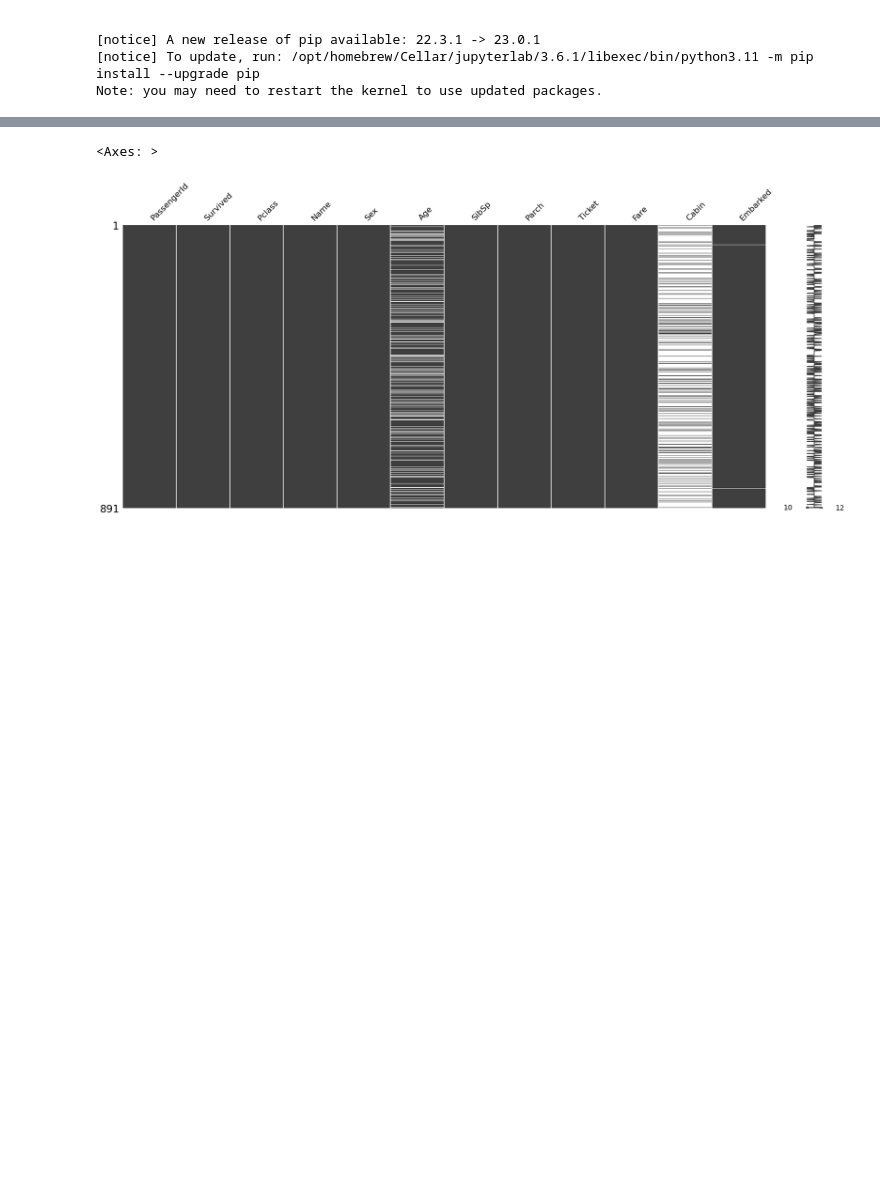
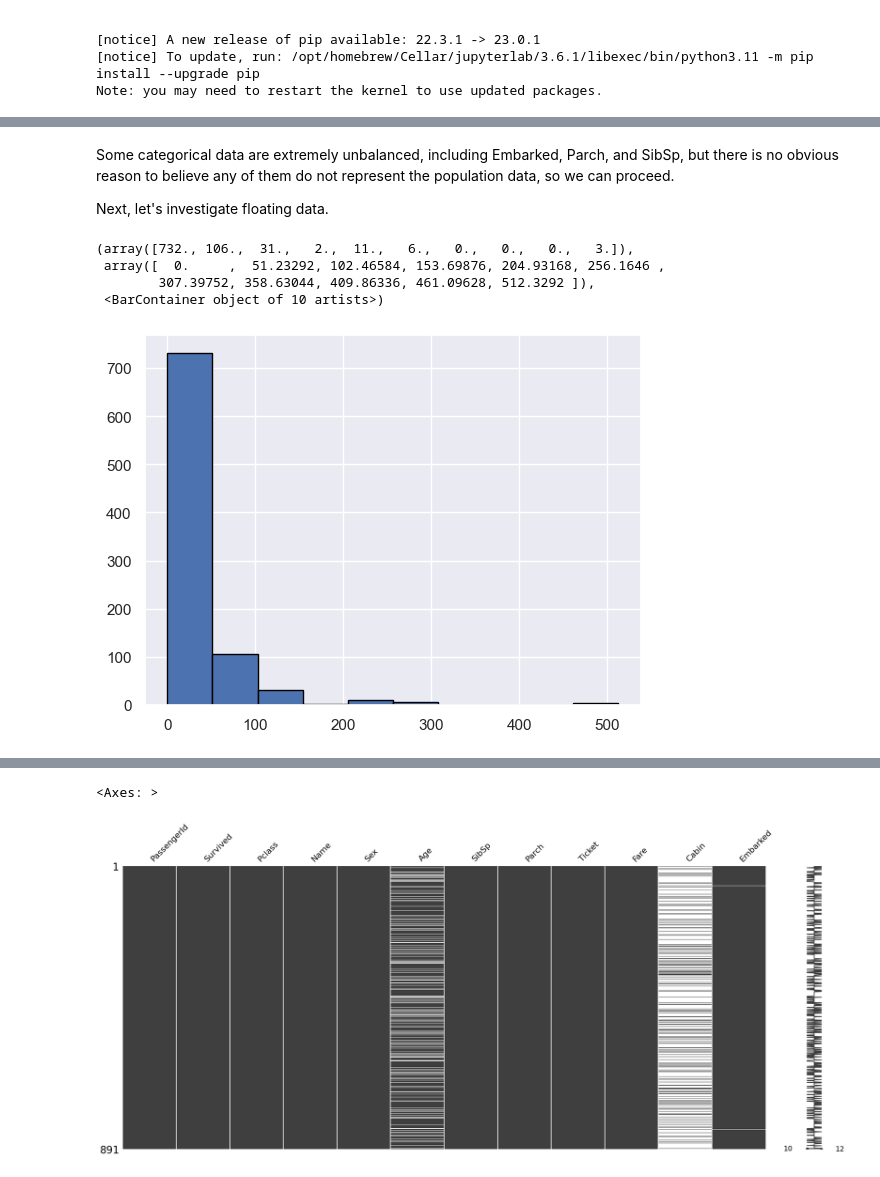
Before and after one commit to eva671/Kaggle-house-price, a Jupyter notebook: 0803_data_analysis.ipynb, the cells around one changed output, grey strips where cells are left out. Saved outputs shown, nothing was run; the diff lists cells and outputs as text; code cells hidden in the pictures; blank space fills up the shorter version.

```diff
--- a/0803_data_analysis.ipynb
+++ b/0803_data_analysis.ipynb
@@ -56,0 +182,13 @@ train.head()
+# %% [markdown]
+Some categorical data are extremely unbalanced, including Embarked, Parch, and SibSp, but there is no obvious reason to believe any of them do not represent the population data, so we can proceed.
+
+Next, let's investigate floating data.
+# %%
+counts, bins = np.histogram(train["Fare"])
+plt.hist(bins[:-1], bins, weights = counts, edgecolor = "black")
+# %% [output]
+(array([732., 106.,  31.,   2.,  11.,   6.,   0.,   0.,   0.,   3.]),
+ array([  0.     ,  51.23292, 102.46584, 153.69876, 204.93168, 256.1646 ,
+        307.39752, 358.63044, 409.86336, 461.09628, 512.3292 ]),
+ <BarContainer object of 10 artists>)
+[figure, added]
```
Also changed, not shown: parts of 21 cells of this notebook.
